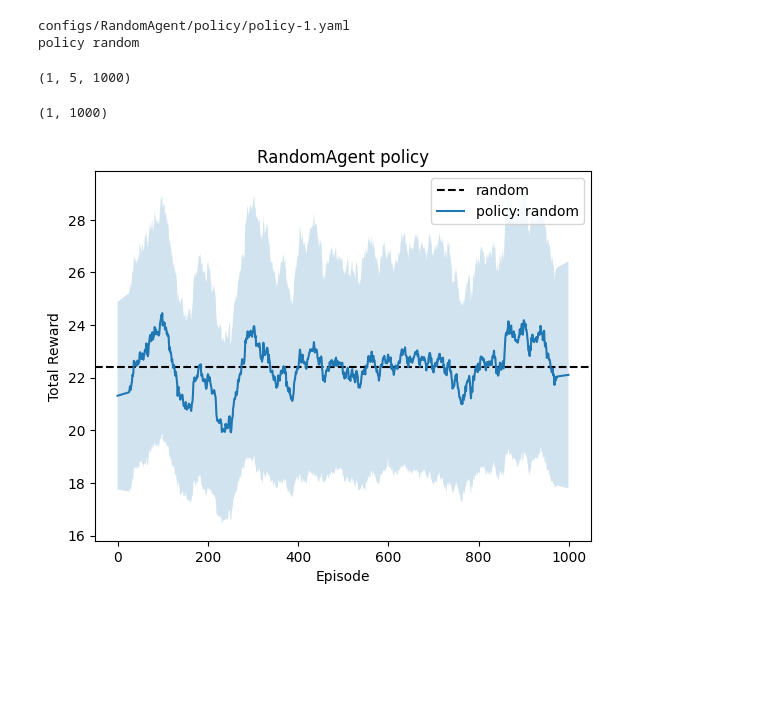
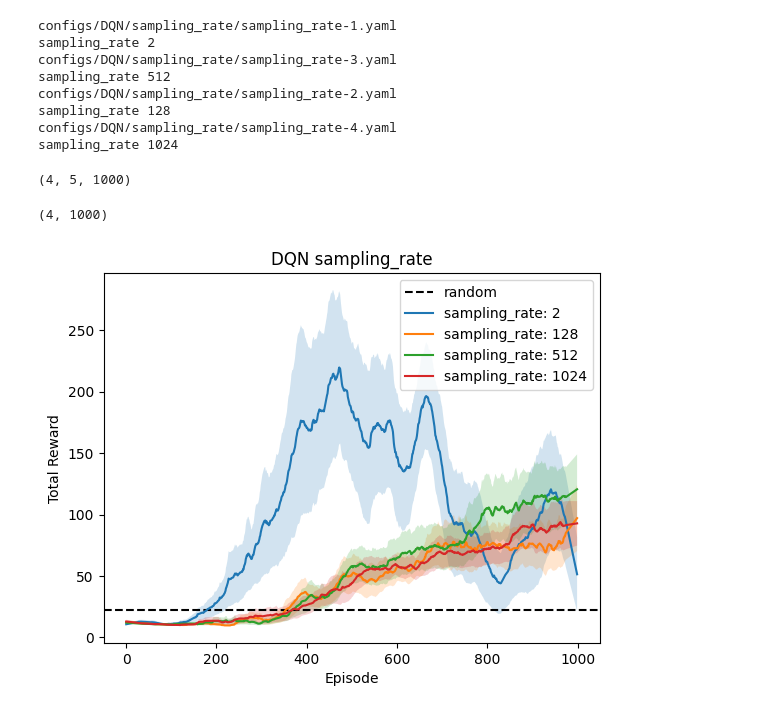
Before and after one commit to tomanci/RL_A2, a Jupyter notebook: plotting.ipynb, the cells around one changed output. Drawn from its saved outputs; the diff is of its cells as text; code cells hidden in the pictures; blank space fills up the shorter version.

Commit message:
generate plots from results

```diff
--- a/plotting.ipynb
+++ b/plotting.ipynb
@@ -23,10 +23,15 @@ from scipy.signal import savgol_filter
 
 from config import load_from_yaml, Config
 # %%
-method = "RandomAgent"
+method = "DQN"
 # hyperparameter = "learning_rate"
+# hyperparameter = "nn_architecture"
 # hyperparameter = "epsilon.initial"
-hyperparameter = "policy"
+hyperparameter = "sampling_rate"
+
+
+# method = "RandomAgent"
+# hyperparameter = "policy"
 # %%
 hyperparameter_value_data = {}
 
@@ -54,9 +59,15 @@ for v,d in sorted(hyperparameter_value_data.items(), key = lambda i: i[0]):
 data = np.array(data) # transfor python list to numpy array
 data.shape
 # %% [output]
-configs/RandomAgent/policy/policy-1.yaml
-policy random
+configs/DQN/sampling_rate/sampling_rate-1.yaml
+sampling_rate 2
+configs/DQN/sampling_rate/sampling_rate-3.yaml
+sampling_rate 512
+configs/DQN/sampling_rate/sampling_rate-2.yaml
+sampling_rate 128
+configs/DQN/sampling_rate/sampling_rate-4.yaml
+sampling_rate 1024
-(1, 5, 1000)
+(4, 5, 1000)
 # %%
 window_length = 51
 avg_data = savgol_filter(np.average(data, axis=1), window_length=window_length, polyorder=1, axis=1)
@@ -64,26 +75,26 @@ std_data = savgol_filter(np.std(data, axis=1) / np.sqrt(data.shape[1]), window_l
 
 std_data.shape
 # %% [output]
-(1, 1000)
+(4, 1000)
 # %%
-random_agent = np.average(data)
+random_agent = 22.4 # average score of a random agent
 
 fig,ax = plt.subplots()
 ax.set_title(f"{method} {hyperparameter}")
 ax.set_xlabel('Episode')
 ax.set_ylabel('Total Reward')
 ax.axhline(random_agent,ls='--',c='k',label="random")
 
 
 
 for i,v in enumerate(hyperparameter_values):
     ax.plot(avg_data[i], label=f"{hyperparameter}: {v}")
     ax.fill_between(range(data.shape[2]), avg_data[i]-std_data[i], avg_data[i]+std_data[i], alpha=0.2)
 
 ax.legend()
 
 fig_path=f"assets/figs/{method}/{hyperparameter}.png"
 Path(fig_path).parent.mkdir(parents=True, exist_ok=True)
 fig.savefig(fig_path,dpi=300)
 # %% [output]
-[figure, old version]
+[figure, new version]
```
Also changed, not shown: 4 other files.
